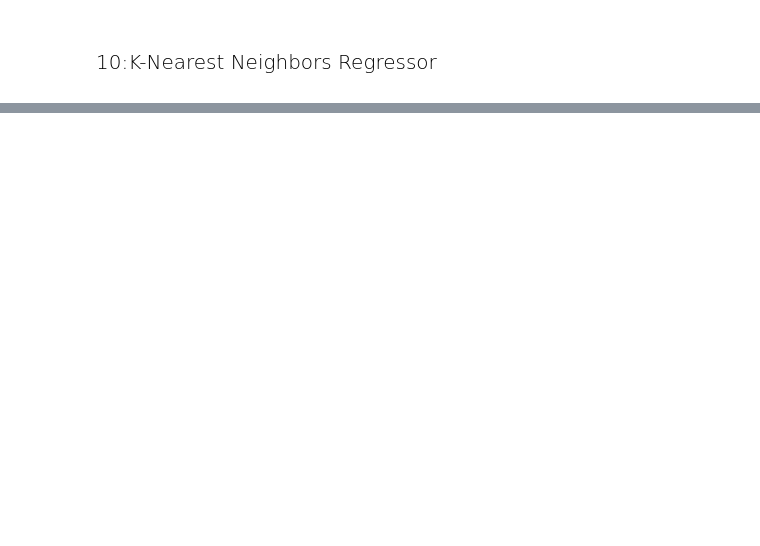
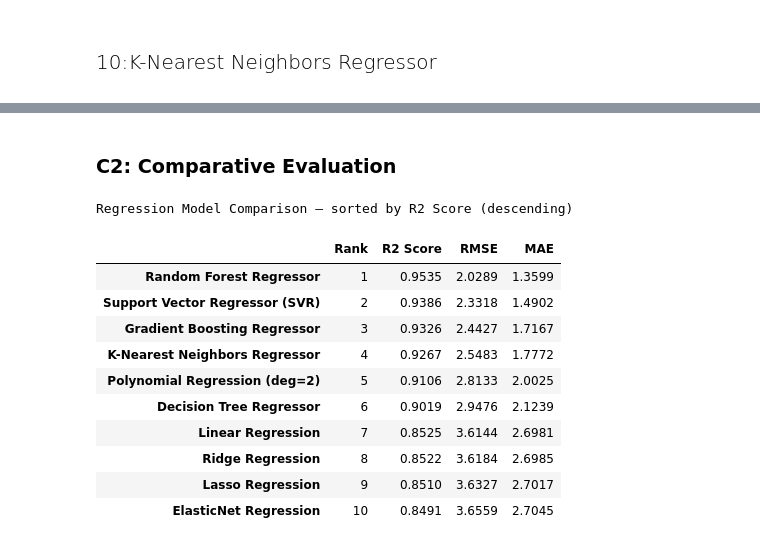
Before and after one commit to srinithi-karunakaran/Cognix_ML_Capstone, a Jupyter notebook: notebooks/regression.ipynb, the cells around one changed output, grey strips where cells are left out. Drawn from its saved outputs; the diff is of its cells as text; code cells hidden in the pictures; blank space fills up the shorter version.

```diff
--- a/notebooks/regression.ipynb
+++ b/notebooks/regression.ipynb
@@ -740,0 +769,39 @@ R2 Score: 0.9248362301991904
+# %% [markdown]
+### C2: Comparative Evaluation
+# %%
+# ============================================================
+# C2: Comparative Evaluation — Summary Table (All 10 Models)
+# ============================================================
+
+results = {
+    'Linear Regression':              (r2_lr,     rmse_lr,     mae_lr),
+    'Ridge Regression':                (r2_ridge,  rmse_ridge,  mae_ridge),
+    'Lasso Regression':                (r2_lasso,  rmse_lasso,  mae_lasso),
+    'ElasticNet Regression':           (r2_enet,   rmse_enet,   mae_enet),
+    'Polynomial Regression (deg=2)':   (r2_poly,   rmse_poly,   mae_poly),
+    'Decision Tree Regressor':         (r2_dt,     rmse_dt,     mae_dt),
+    'Random Forest Regressor':         (r2_rf,     rmse_rf,     mae_rf),
+    'Gradient Boosting Regressor':     (r2_gbr,    rmse_gbr,    mae_gbr),
+    'Support Vector Regressor (SVR)':  (r2_svr,    rmse_svr,    mae_svr),
+    'K-Nearest Neighbors Regressor':   (r2_knn,    rmse_knn,    mae_knn),
+}
+
+comparison_df = pd.DataFrame(results, index=['R2 Score', 'RMSE', 'MAE']).T
+comparison_df = comparison_df.sort_values(by='R2 Score', ascending=False)
+comparison_df.insert(0, 'Rank', range(1, len(comparison_df) + 1))
+
+print("Regression Model Comparison — sorted by R2 Score (descending)")
+comparison_df.round(4)
+# %% [output]
+Regression Model Comparison — sorted by R2 Score (descending)
+|  | Rank | R2 Score | RMSE | MAE |
+| Random Forest Regressor | 1 | 0.9535 | 2.0289 | 1.3599 |
+| Support Vector Regressor (SVR) | 2 | 0.9386 | 2.3318 | 1.4902 |
+| Gradient Boosting Regressor | 3 | 0.9326 | 2.4427 | 1.7167 |
+| K-Nearest Neighbors Regressor | 4 | 0.9267 | 2.5483 | 1.7772 |
+| Polynomial Regression (deg=2) | 5 | 0.9106 | 2.8133 | 2.0025 |
+| Decision Tree Regressor | 6 | 0.9019 | 2.9476 | 2.1239 |
+| Linear Regression | 7 | 0.8525 | 3.6144 | 2.6981 |
+| Ridge Regression | 8 | 0.8522 | 3.6184 | 2.6985 |
+| Lasso Regression | 9 | 0.8510 | 3.6327 | 2.7017 |
+| ElasticNet Regression | 10 | 0.8491 | 3.6559 | 2.7045 |
```
Also changed, not shown: parts of 33 cells of this notebook.
